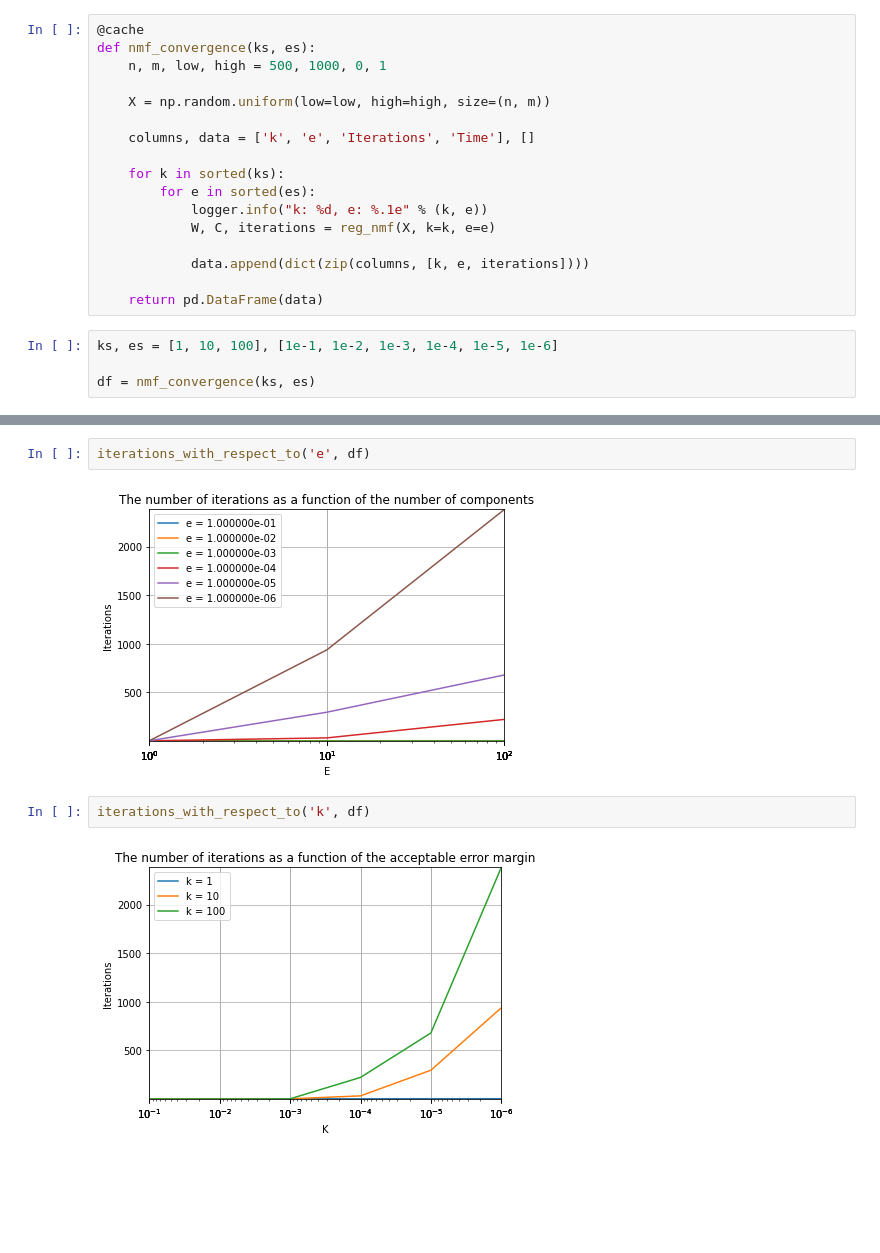
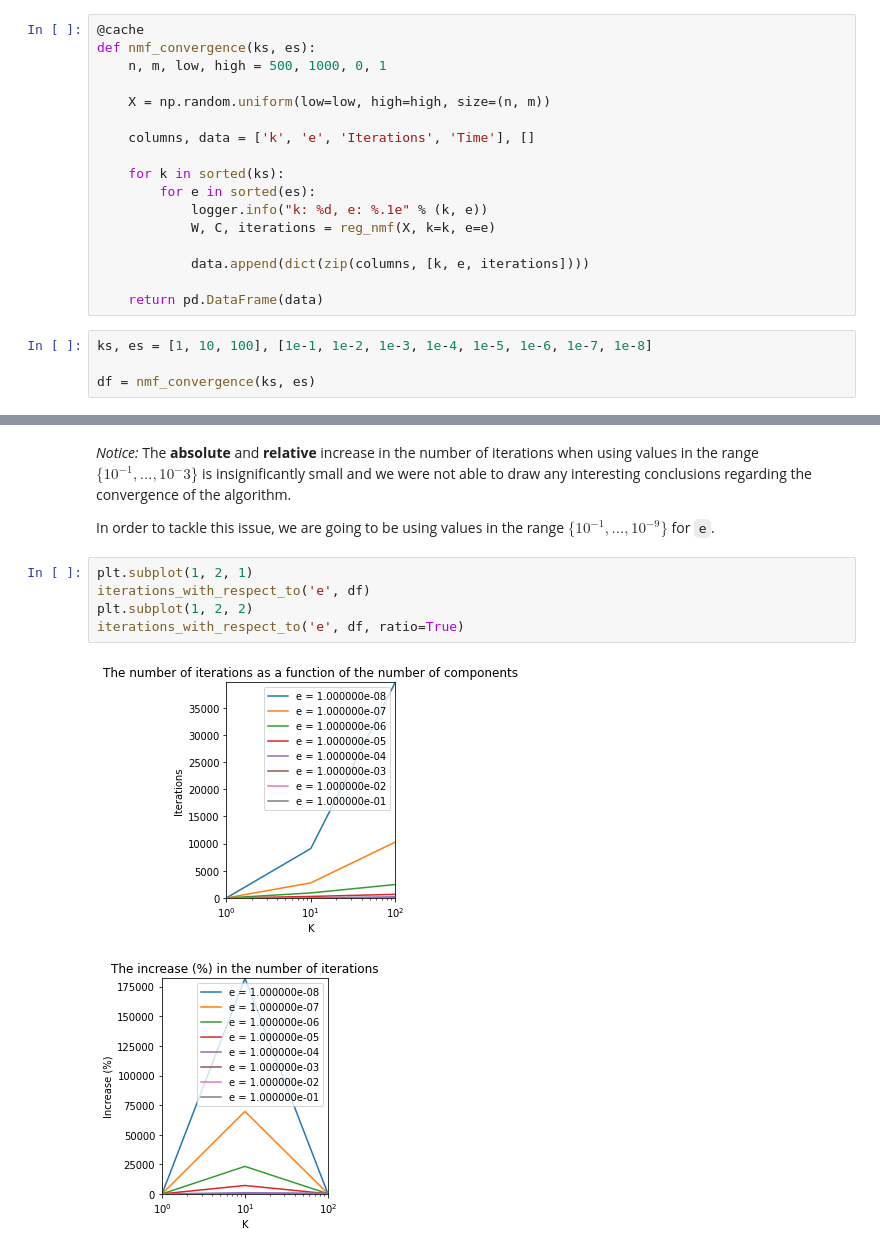
Before and after one commit to billsioros/machine-learning, a Jupyter notebook: sioros_1115201500144.ipynb, the cells around one changed output, grey strips where cells are left out. Drawn from its saved outputs; the diff is of its cells as text; blank space fills up the shorter version.

```diff
--- a/sioros_1115201500144.ipynb
+++ b/sioros_1115201500144.ipynb
@@ -381,7 +443,7 @@ def nmf_convergence(ks, es):
 
     return pd.DataFrame(data)
 # %%
-ks, es = [1, 10, 100], [1e-1, 1e-2, 1e-3, 1e-4, 1e-5, 1e-6]
+ks, es = [1, 10, 100], [1e-1, 1e-2, 1e-3, 1e-4, 1e-5, 1e-6, 1e-7, 1e-8]
 
 df = nmf_convergence(ks, es)
 # %%
@@ -438,9 +501,13 @@ def iterations_with_respect_to(field, df, ratio=False):
     plt.show()
-# %%
-iterations_with_respect_to('e', df)
-# %% [output]
-[figure, removed]
-# %%
-iterations_with_respect_to('k', df)
-# %% [output]
-[figure, removed]
+# %% [markdown]
+_Notice:_ The **absolute** and **relative** increase in the number of iterations when using values in the range $ \{ 10^{-1}, \dots, 10^-{3} \} $ is insignificantly small and we were not able to draw any interesting conclusions regarding the convergence of the algorithm.
+
+In order to tackle this issue, we are going to be using values in the range $ \{ 10^{-1}, \dots, 10^{-9} \} $ for `e`.
+# %%
+plt.subplot(1, 2, 1)
+iterations_with_respect_to('e', df)
+plt.subplot(1, 2, 2)
+iterations_with_respect_to('e', df, ratio=True)
+# %% [output]
+[figure, added]
+[figure, added]
```
Also changed, not shown: parts of 30 cells of this notebook.
